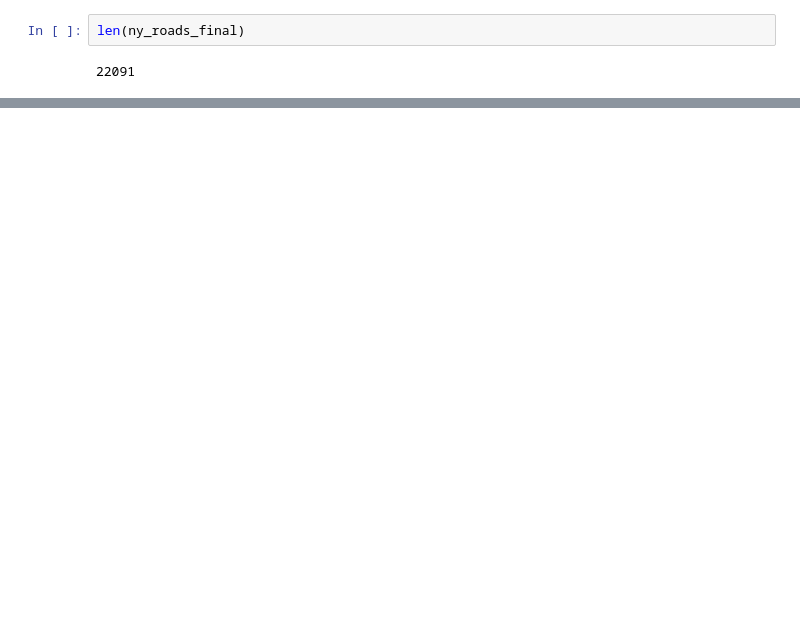
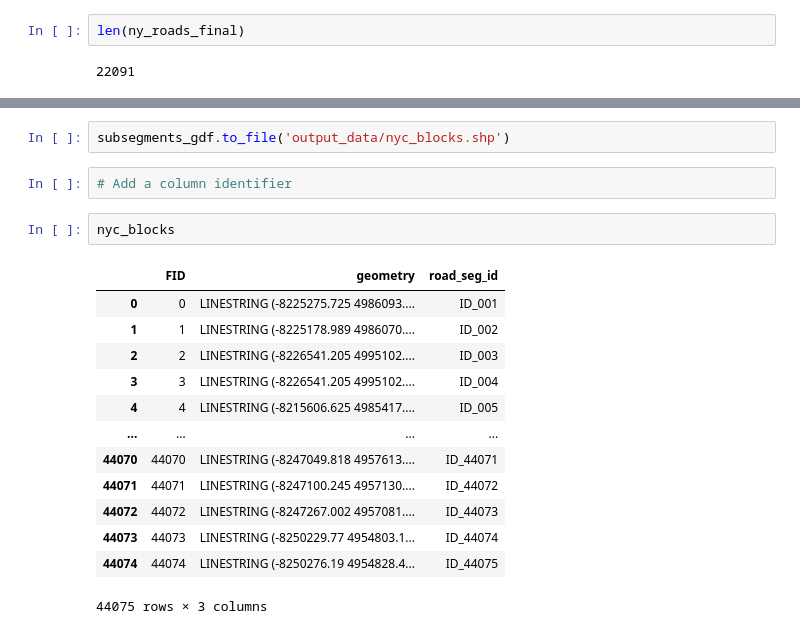
Before and after one commit to gcivil-nyu-org/team2-wed-spring25, a Jupyter notebook: transform_data.ipynb, the cells around one changed output, grey strips where cells are left out. Drawn from its saved outputs; the diff is of its cells as text; blank space fills up the shorter version.

Commit message:
Block level analysis

```diff
--- a/transform_data.ipynb
+++ b/transform_data.ipynb
@@ -299,0 +337,20 @@ KeyboardInterrupt:
+# %%
+subsegments_gdf.to_file('output_data/nyc_blocks.shp')
+# %%
+# Add a column identifier
+# %%
+nyc_blocks
+# %% [output]
+|  | FID | geometry | road_seg_id |
+| 0 | 0 | LINESTRING (-8225275.725 4986093.... | ID_001 |
+| 1 | 1 | LINESTRING (-8225178.989 4986070.... | ID_002 |
+| 2 | 2 | LINESTRING (-8226541.205 4995102.... | ID_003 |
+| 3 | 3 | LINESTRING (-8226541.205 4995102.... | ID_004 |
+| 4 | 4 | LINESTRING (-8215606.625 4985417.... | ID_005 |
+| ... | ... | ... | ... |
+| 44070 | 44070 | LINESTRING (-8247049.818 4957613.... | ID_44071 |
+| 44071 | 44071 | LINESTRING (-8247100.245 4957130.... | ID_44072 |
+| 44072 | 44072 | LINESTRING (-8247267.002 4957081.... | ID_44073 |
+| 44073 | 44073 | LINESTRING (-8250229.77 4954803.1... | ID_44074 |
+| 44074 | 44074 | LINESTRING (-8250276.19 4954828.4... | ID_44075 |
+44075 rows × 3 columns
```
Also changed, not shown: parts of 11 cells of this notebook, 1 other file.
